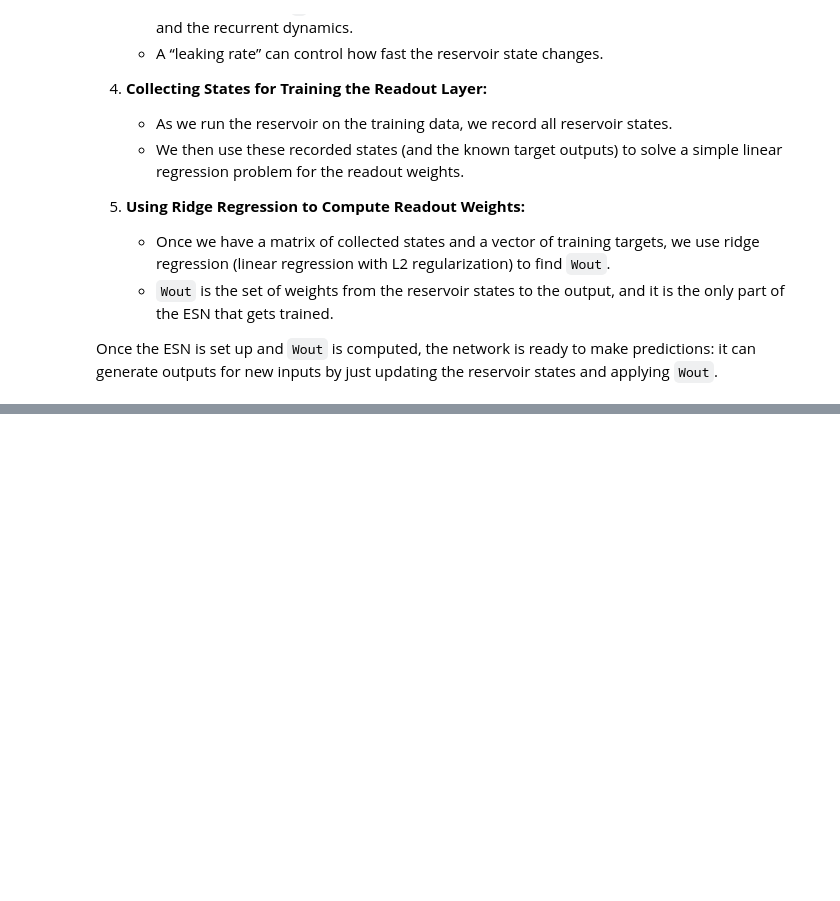
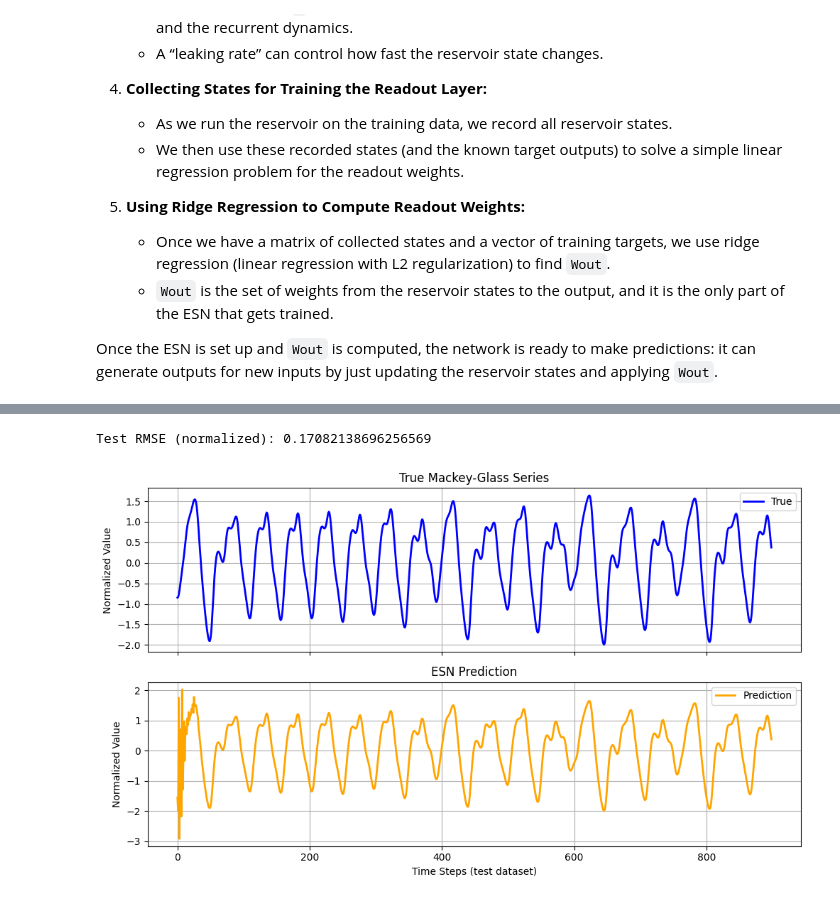
Before and after one commit to IEEE-CIS-MITBlr/basic-echo-state-network, a Jupyter notebook: ESN.ipynb, the cells around one changed output, grey strips where cells are left out. Saved outputs shown, nothing was run; the diff lists cells and outputs as text; code cells hidden in the pictures; blank space fills up the shorter version.

```diff
--- a/ESN.ipynb
+++ b/ESN.ipynb
@@ -232,0 +291,18 @@ W *= (spectral_radius / rhoW)
+# %%
+# Prepare test input and targets
+test_input = test_data[:-1].reshape(-1,1)
+test_target = test_data[1:].reshape(-1,1)
+
+# Reset the reservoir state for testing
+x = np.zeros((reservoir_size,1))
+Y_pred = []
+
+for u in test_input:
+    x = (1 - leaking_rate)*x + leaking_rate*np.tanh(Win @ u.reshape(-1,1) + W @ x)
+    x_with_bias = np.vstack([x, [[1]]])  # add bias term
+    y = Wout.T @ x_with_bias
+    Y_pred.append(y.flatten())
+
+Y_pred = np.array(Y_pred)  # shape: (test_samples, 1)
+
+print("Testing completed. Predictions shape:", Y_pred.shape)
@@ -232,0 +327,33 @@ W *= (spectral_radius / rhoW)
+# %%
+import matplotlib.pyplot as plt
+
+# Compute RMSE
+mse = np.mean((Y_pred - test_target)**2)
+rmse = np.sqrt(mse)
+print("Test RMSE (normalized):", rmse)
+
+# Create a time index for plotting
+t = np.arange(len(test_target))
+
+fig, axs = plt.subplots(2, 1, figsize=(10, 6), sharex=True)
+
+# Plot the true values on the first subplot
+axs[0].plot(t, test_target, label='True', linewidth=2, color='blue')
+axs[0].set_title('True Mackey-Glass Series')
+axs[0].set_ylabel('Normalized Value')
+axs[0].grid(True)
+axs[0].legend()
+
+# Plot the predictions on the second subplot
+axs[1].plot(t, Y_pred, label='Prediction', linewidth=2, color='orange')
+axs[1].set_title('ESN Prediction')
+axs[1].set_xlabel('Time Steps (test dataset)')
+axs[1].set_ylabel('Normalized Value')
+axs[1].grid(True)
+axs[1].legend()
+
+plt.tight_layout()
+plt.show()
+# %% [output]
+Test RMSE (normalized): 0.17082138696256569
+[figure, added]
```
Also changed, not shown: parts of 7 cells of this notebook, 2 other files.
